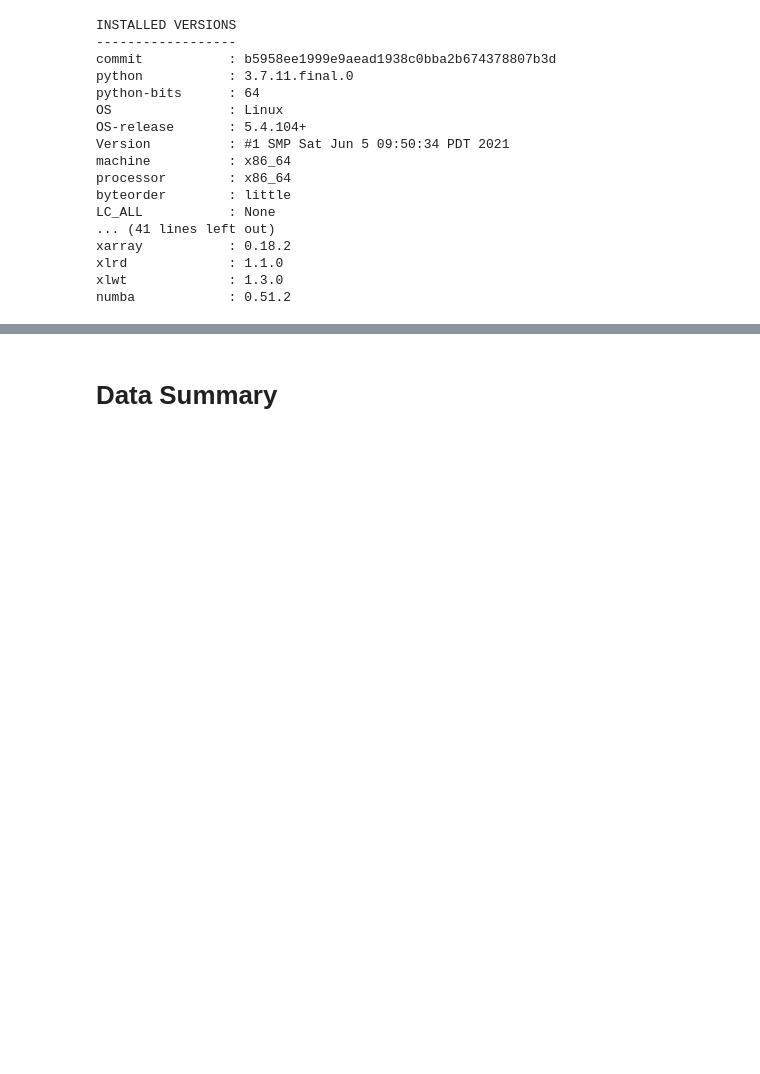
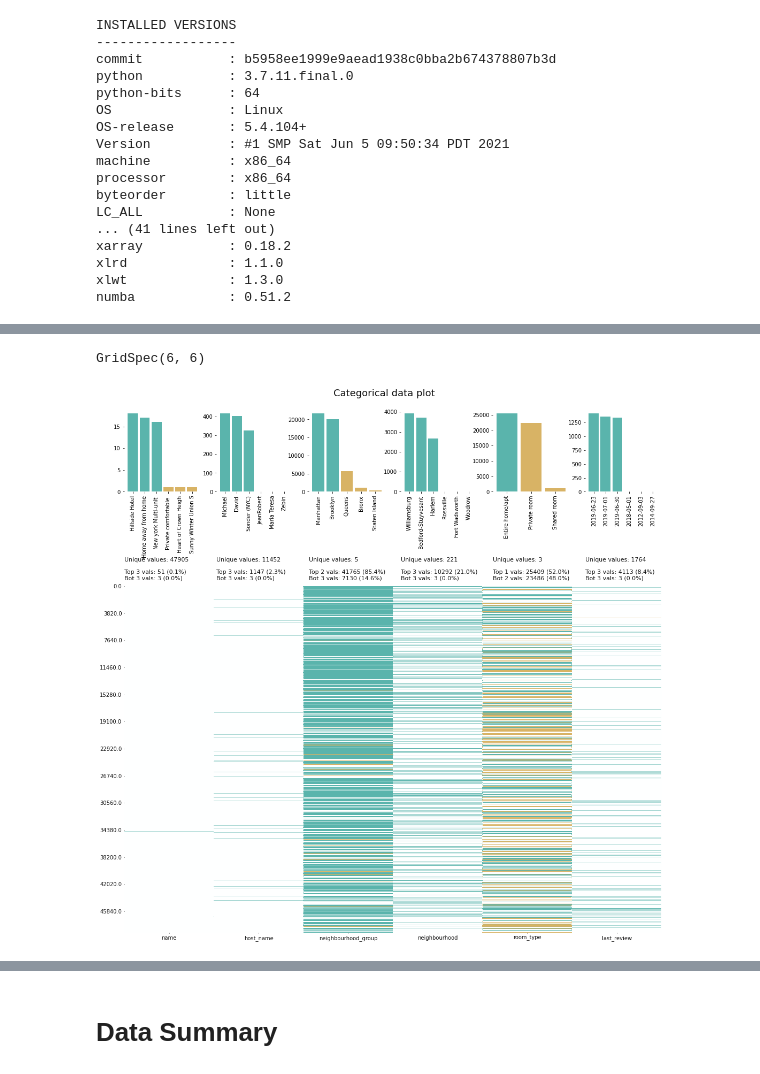
Before and after one commit to Creatrohit9/AIRBNB-PROJECT-1-CAPSTON, a Jupyter notebook: Final_Airbnb_Bookings_Analysis_Capstone_Project_1.ipynb, the cells around one changed output, grey strips where cells are left out. Saved outputs shown, nothing was run; the diff lists cells and outputs as text; code cells hidden in the pictures; blank space fills up the shorter version.

Commit message:
Commit for klib

```diff
--- a/Final_Airbnb_Bookings_Analysis_Capstone_Project_1.ipynb
+++ b/Final_Airbnb_Bookings_Analysis_Capstone_Project_1.ipynb
@@ -71,3 +95,8 @@ Drive already mounted at /content/drive; to attempt to forcibly remount, call dr
 # %%
 file_path='/content/drive/MyDrive/Airbnb NYC 2019.csv'      #file path reading or csv upload to coolab from drive
 airbnb_df=pd.read_csv(file_path)
+# %%
+klib.cat_plot(airbnb_df)
+# %% [output]
+GridSpec(6, 6)
+[figure, added]
```
Also changed, not shown: parts of 6 cells of this notebook.
